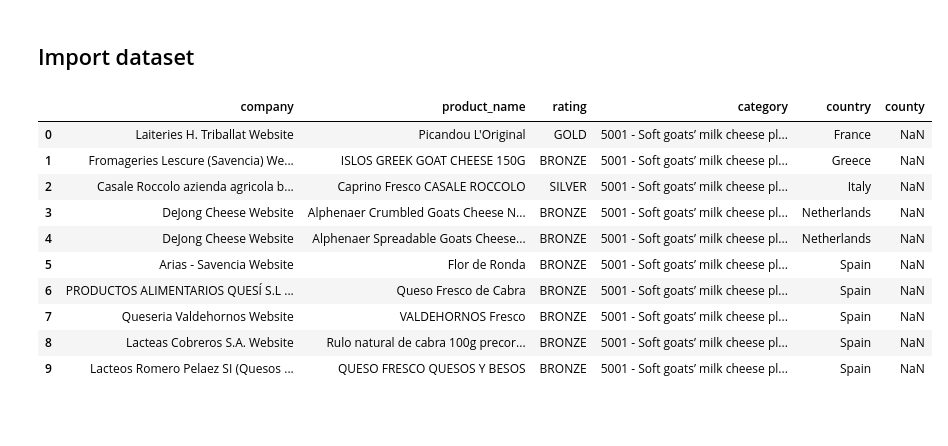
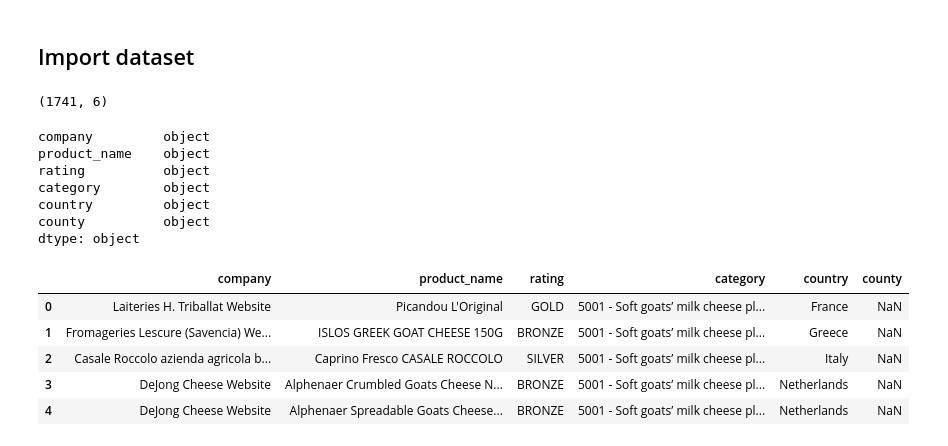
Before and after one commit to NanoClem/world-cheese-awards-analysis, a Jupyter notebook: world_cheese_awards_2021_EDA.ipynb, the cells around one changed output. Drawn from its saved outputs; the diff is of its cells as text; code cells hidden in the pictures; blank space fills up the shorter version.

```diff
--- a/world_cheese_awards_2021_EDA.ipynb
+++ b/world_cheese_awards_2021_EDA.ipynb
@@ -9,7 +9,9 @@ blablalblacheeseblablablablafranceblablabla
 import os
 
 import pandas as pd
-pd.options.display.max_columns = None
+pd.set_option('display.max_columns', None)
+pd.set_option('max_colwidth', None)
+
 import matplotlib.pyplot as plt
 import seaborn as sns
 
@@ -51,18 +53,27 @@ True
 ## Import dataset
 # %%
 df = pd.read_csv('data/world_cheese_awards_2021.csv', sep=',', index_col=0)     # first csv col is the index
+# %%
+df.shape
+# %% [output]
+(1741, 6)
+# %%
+df.dtypes
+# %% [output]
+company         object
+product_name    object
+rating          object
+category        object
+country         object
+county          object
+dtype: object
 # %%
-df.head(n=10)
+df.head(n=5)
 # %% [output]
 |  | company | product_name | rating | category | country | county |
 | 0 | Laiteries H. Triballat Website | Picandou L'Original | GOLD | 5001 - Soft goats’ milk cheese pl... | France | NaN |
 | 1 | Fromageries Lescure (Savencia) We... | ISLOS GREEK GOAT CHEESE 150G | BRONZE | 5001 - Soft goats’ milk cheese pl... | Greece | NaN |
 | 2 | Casale Roccolo azienda agricola b... | Caprino Fresco CASALE ROCCOLO | SILVER | 5001 - Soft goats’ milk cheese pl... | Italy | NaN |
 | 3 | DeJong Cheese Website | Alphenaer Crumbled Goats Cheese N... | BRONZE | 5001 - Soft goats’ milk cheese pl... | Netherlands | NaN |
 | 4 | DeJong Cheese Website | Alphenaer Spreadable Goats Cheese... | BRONZE | 5001 - Soft goats’ milk cheese pl... | Netherlands | NaN |
-| 5 | Arias - Savencia Website | Flor de Ronda | BRONZE | 5001 - Soft goats’ milk cheese pl... | Spain | NaN |
-| 6 | PRODUCTOS ALIMENTARIOS QUESÍ S.L ... | Queso Fresco de Cabra | BRONZE | 5001 - Soft goats’ milk cheese pl... | Spain | NaN |
-| 7 | Queseria Valdehornos Website | VALDEHORNOS Fresco | BRONZE | 5001 - Soft goats’ milk cheese pl... | Spain | NaN |
-| 8 | Lacteas Cobreros S.A. Website | Rulo natural de cabra 100g precor... | BRONZE | 5001 - Soft goats’ milk cheese pl... | Spain | NaN |
-| 9 | Lacteos Romero Pelaez SI (Quesos ... | QUESO FRESCO QUESOS Y BESOS | BRONZE | 5001 - Soft goats’ milk cheese pl... | Spain | NaN |
 # %%
```
Also changed, not shown: parts of 27 cells of this notebook.
